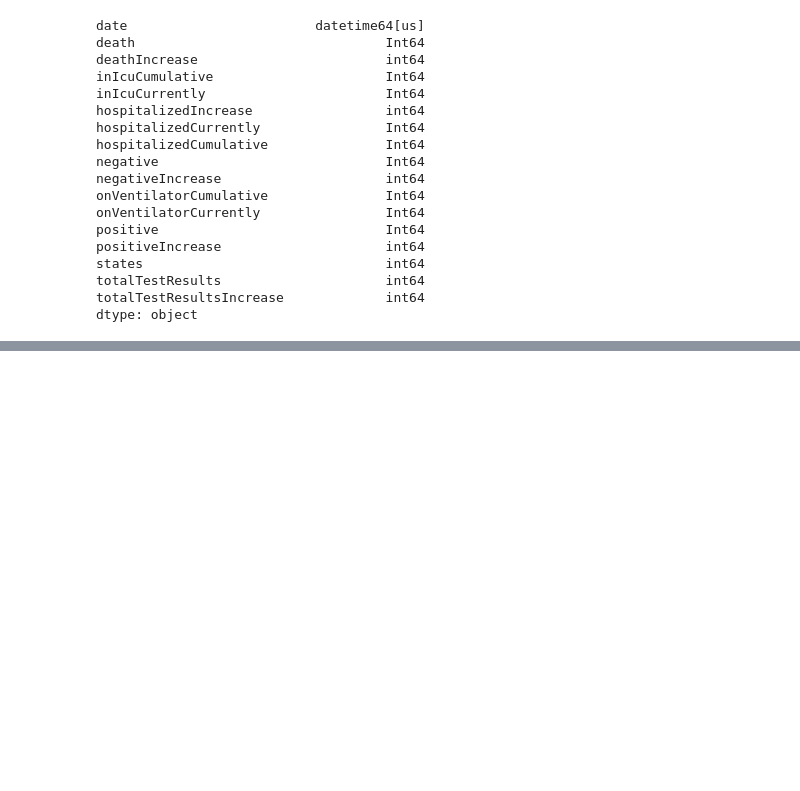
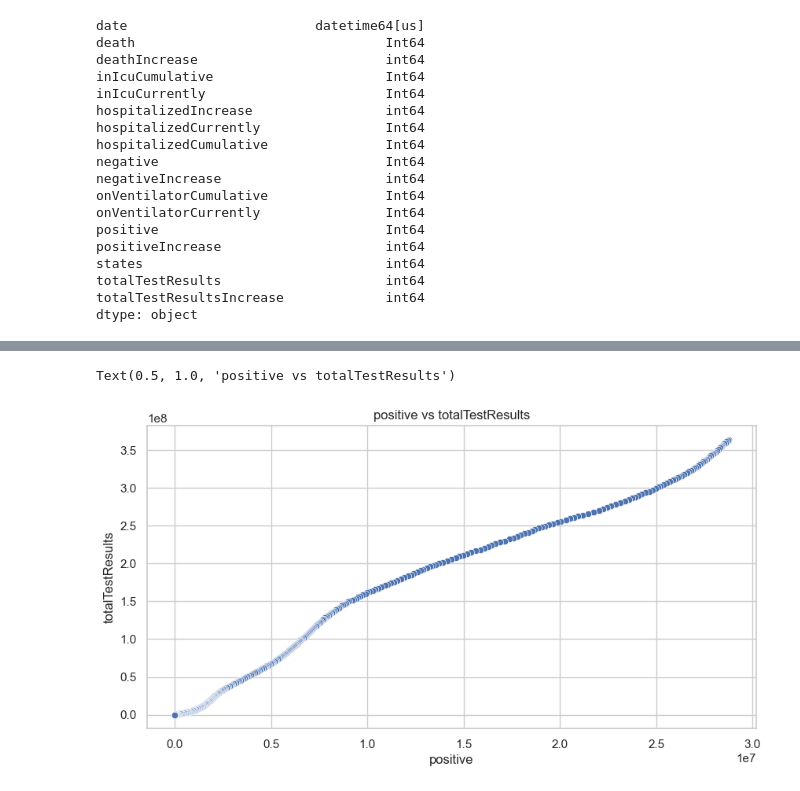
Before and after one commit to Bootcamp-DA-P2/AI-PROJECT-EDA-GRUPO5, a Jupyter notebook: eda_covid.ipynb, the cells around one changed output, grey strips where cells are left out. Saved outputs shown, nothing was run; the diff lists cells and outputs as text; code cells hidden in the pictures; blank space fills up the shorter version.

```diff
--- a/eda_covid.ipynb
+++ b/eda_covid.ipynb
@@ -212,0 +259,8 @@ dtype: object
+# %%
+# Scatter con color por categoría
+plt.figure(figsize=(10, 5))
+sns.scatterplot(data=df, x='positive', y='totalTestResults')
+plt.title('positive vs totalTestResults')
+# %% [output]
+Text(0.5, 1.0, 'positive vs totalTestResults')
+[figure, added]
```
Also changed, not shown: parts of 16 cells of this notebook, 1 other file.
